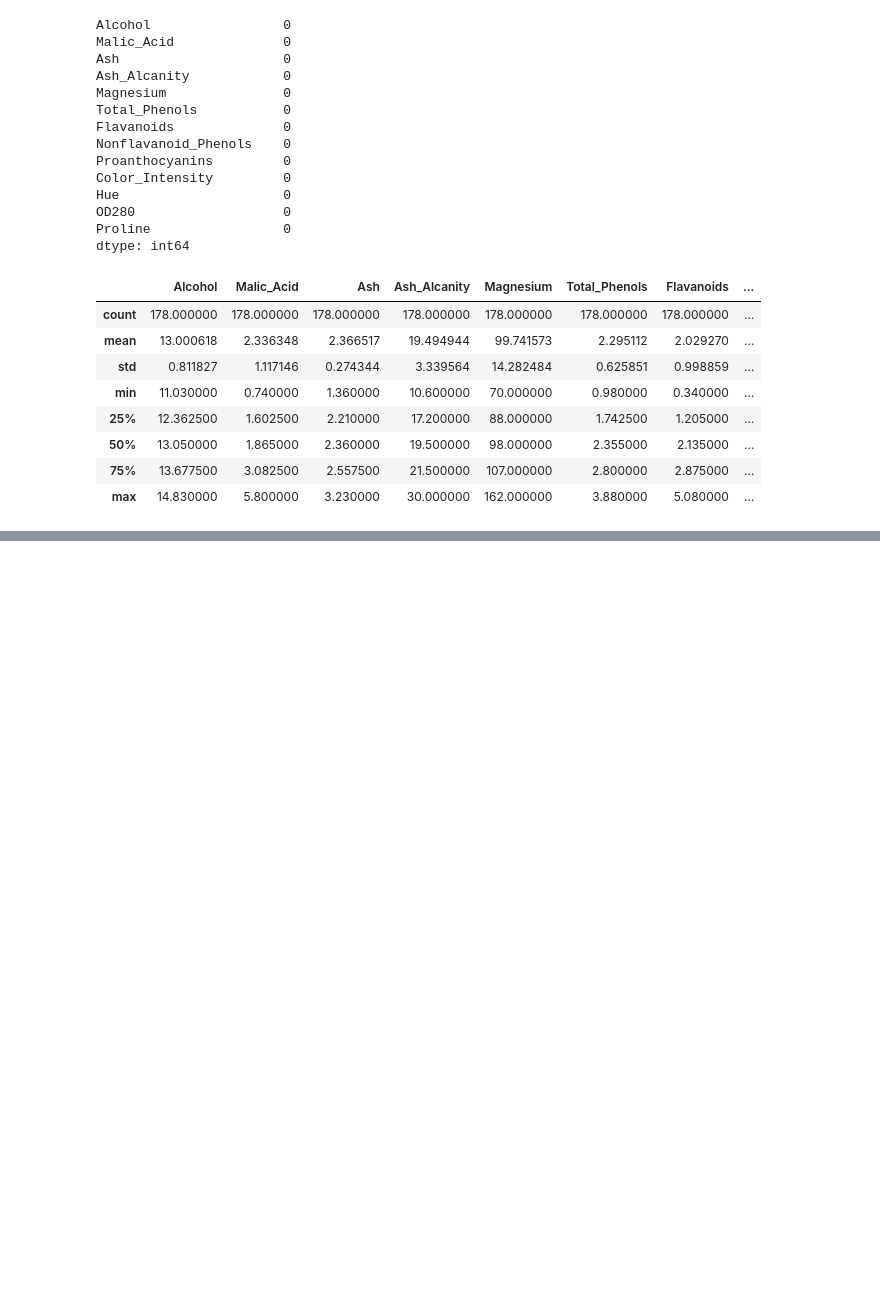
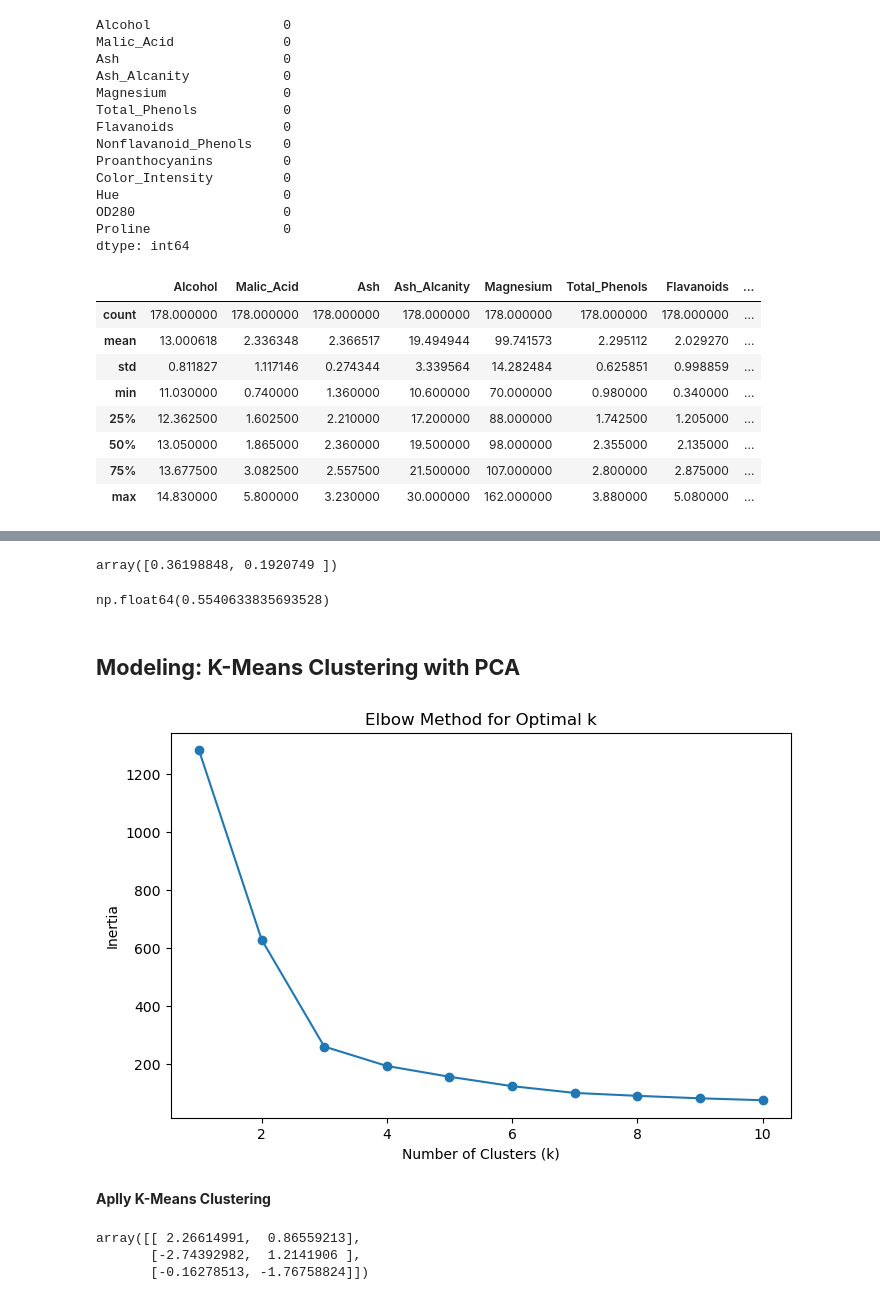
Before and after one commit to eduardo-oliveira-dev/wine-clustering-analysis, a Jupyter notebook: wine_clustering.ipynb, the cells around one changed output, grey strips where cells are left out. Cells and saved outputs as stored; diff of their text form; code cells hidden in the pictures; blank space fills up the shorter version.

```diff
--- a/wine_clustering.ipynb
+++ b/wine_clustering.ipynb
@@ -89,0 +136,8 @@ wine_data.describe()
+# %%
+from sklearn.preprocessing import StandardScaler
+
+# Create a scaler object
+scaler = StandardScaler()
+
+# Fit and transform the data
+wine_data_scaled = scaler.fit_transform(wine_data)
@@ -89,0 +162,9 @@ wine_data.describe()
+# %%
+from sklearn.decomposition import PCA
+
+# Create a PCA object to reduce to 2 components
+pca = PCA(n_components=2)
+
+# Fit and transform the scaled data
+wine_pca = pca.fit_transform(wine_data_scaled)
+wine_pca
@@ -89,0 +189,33 @@ wine_data.describe()
+# %%
+pca.explained_variance_ratio_
+# %% [output]
+array([0.36198848, 0.1920749 ])
+# %%
+pca.explained_variance_ratio_.sum()
+# %% [output]
+np.float64(0.5540633835693528)
+# %% [markdown]
+## **Modeling: K-Means Clustering with PCA**
+# %%
+from sklearn.cluster import KMeans
+
+# Find the optimal number of clusters using the Elbow Method
+inertia = []
+k_range = range(1, 11)
+
+for k in k_range:
+    kmeans = KMeans(n_clusters=k, random_state=42, n_init=10)
+    kmeans.fit(wine_pca)
+    inertia.append(kmeans.inertia_)
+
+# Plot the elbow curve
+plt.figure(figsize=(8, 5))
+plt.plot(k_range, inertia, marker='o')
+plt.title('Elbow Method for Optimal k')
+plt.xlabel('Number of Clusters (k)')
+plt.ylabel('Inertia')
+plt.show()
+# %% [output]
+[figure, added]
+# %% [markdown]
+**Aplly K-Means Clustering**
@@ -89,0 +228,8 @@ wine_data.describe()
+# %%
+# Center the clusters
+centers = kmeans.cluster_centers_
+centers
+# %% [output]
+array([[ 2.26614991,  0.86559213],
+       [-2.74392982,  1.2141906 ],
+       [-0.16278513, -1.76758824]])
```
Also changed, not shown: parts of 16 cells of this notebook.
